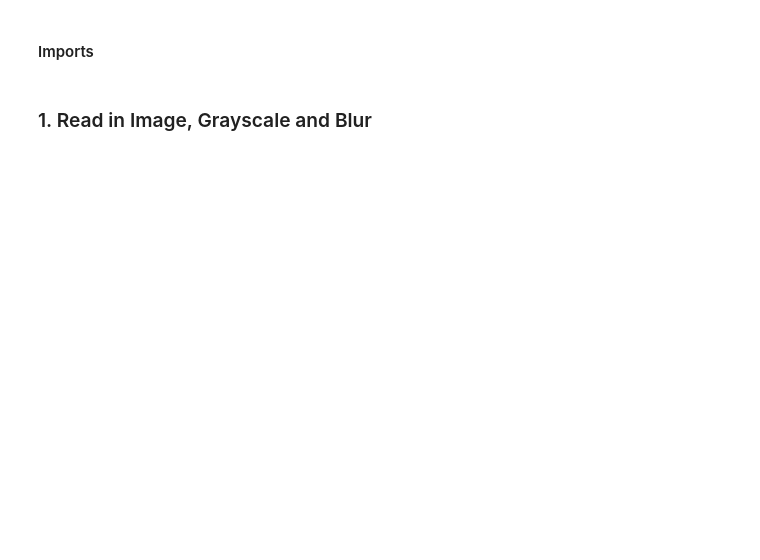
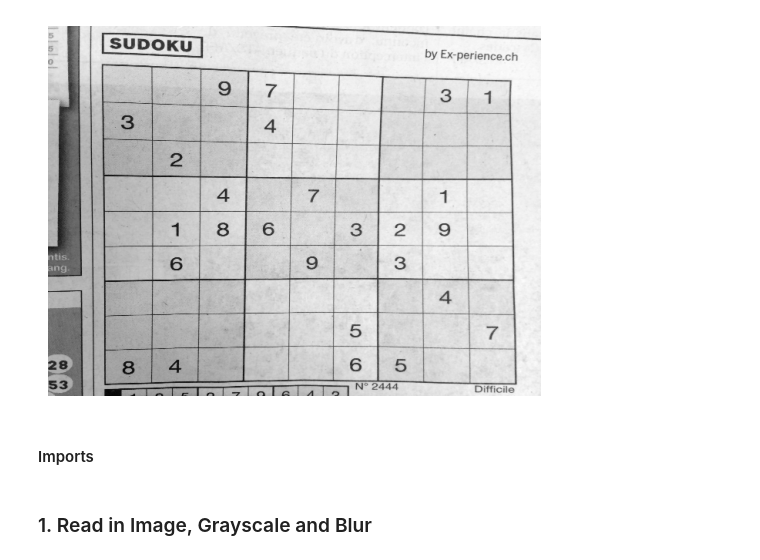
Before and after one commit to SuperKoopa2109/sudoku_recog, a Jupyter notebook: docs/test.ipynb, the cells around one changed output. Saved outputs shown, nothing was run; the diff lists cells and outputs as text; code cells hidden in the pictures; blank space fills up the shorter version.

```diff
--- a/docs/test.ipynb
+++ b/docs/test.ipynb
@@ -4,6 +4,7 @@ import re
 # %%
 from pathlib import Path
 
+import matplotlib.pyplot as plt
 import cv2
 import numpy as np
 from collections import defaultdict
@@ -62,13 +63,38 @@ class PairedDatImageDataset(Dataset):
     def __getitem__(self, idx):
         sample = self.samples[idx]
 
-        # load .dat
-        dat = np.fromfile(sample["dat"], dtype=self.dat_dtype)
-        dat = torch.from_numpy(dat)
+        # load sudoku data from `.dat` file
+        sudoku = np.loadtxt(sample["dat"], skiprows=2, dtype=np.int16)
+        if sudoku.shape != (9, 9):
+            raise ValueError(f"Invalid sudoku shape: {sudoku.shape}")
+        # sudoku = np.fromfile(sample["dat"], dtype=self.dat_dtype)
+        sudoku = torch.from_numpy(sudoku).float() # convert to float32 tensor for MSELoss
+
 
         # load image
         img = cv2.imread(sample["img"]) # Image.open(sample["img"]).convert("RGB")
+        # TODO: Check if resizing is the right option?
+        # Resize to have same input size -> Might skew the images slightly
+        img = cv2.resize(img, (640,480))
+        # Turn to grayscale
+        img = cv2.cvtColor(img, cv2.COLOR_BGR2GRAY)
+
+        # uint8 → float32, normalize
+        img = img.astype(np.float32) / 255.0
+
+        # add channel dimension: (1, H, W)
+        img = torch.from_numpy(img).unsqueeze(0)
+
+        # optional extra transforms (must expect torch.Tensor)
         if self.transform:
             img = self.transform(img)
 
-        return dat, img
+        return sudoku, img
+
+    def show_image(self, img):
+        # img: torch tensor (1, H, W)
+        img = img.squeeze(0).cpu().numpy()
+        plt.imshow(img, cmap="gray")
+        plt.axis("off")
+
+        # plt.imshow(cv2.cvtColor(img, cv2.COLOR_BGR2RGB))
@@ -79,6 +151,10 @@ ds.samples
 # %%
 import matplotlib.pyplot as plt
-plt.imshow(ds[11][1])
+# plt.imshow(ds[11][1])
+
+ds.show_image(ds[11][1])
+# %% [output]
+[figure, added]
 # %% [markdown]
 #### Imports
 # %%
```
Also changed, not shown: parts of 21 cells of this notebook, 3 other files.
